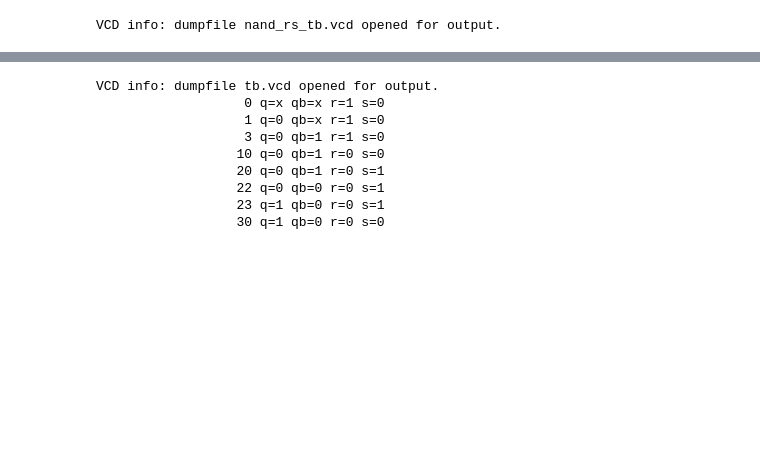
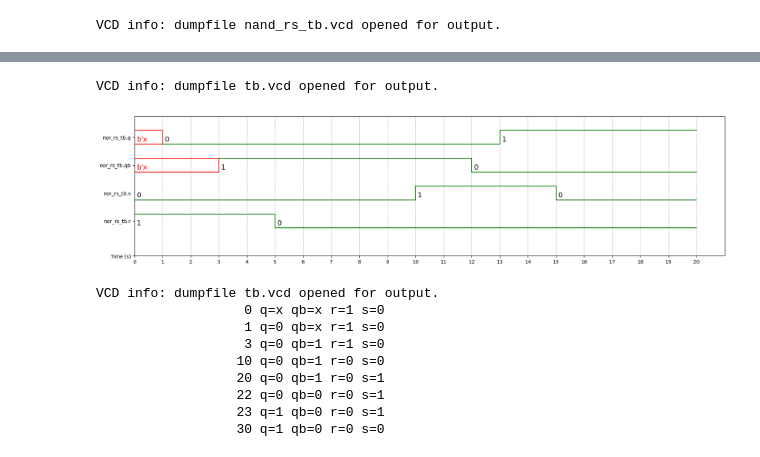
Before and after one commit to Varshan98/Suriya_DSL_HW, a Jupyter notebook: week3VerilogGit.ipynb, the cells around one changed output, grey strips where cells are left out. Cells and saved outputs as stored; diff of their text form; code cells hidden in the pictures; blank space fills up the shorter version.

```diff
--- a/week3VerilogGit.ipynb
+++ b/week3VerilogGit.ipynb
@@ -435,3 +453,45 @@ base = 'bin' # bin, dec, dec2, hex, octal
+# %%
+%%verilog
+
+module nor_rs(q,qb,r,s);
+  output q,qb;
+  input r,s;
+
+  nor #1 n1 (q,r,qb);
+  nor #2 n2 (qb,q,s);
+
+endmodule
+
+module nor_rs_tb;
+  wire q,qb;
+  reg r,s;
+
+  nor_rs i1(q,qb,r,s);
+
+initial begin
+  $dumpfile("tb.vcd");
+  $dumpvars();
+
+  #0 r=1; s=0;
+  #5 r=0; s=0;
+  #5 r=0; s=1;
+  #5 r=0; s=0;
+  #5 $finish;
+
+  $dumpoff;
+
+end
+endmodule
+# %% [output]
+VCD info: dumpfile tb.vcd opened for output.
+# %%
+%%waveform tb.vcd
+sign_list = ['nor_rs_tb.q','nor_rs_tb.qb','nor_rs_tb.s','nor_rs_tb.r']
+time_begin = 0
+time_end = 20
+base = 'bin' # bin, dec, dec2, hex, octal
+# %% [output]
+[figure, added]
 # %%
 %%verilog
 
```
Also changed, not shown: parts of 15 cells of this notebook.
